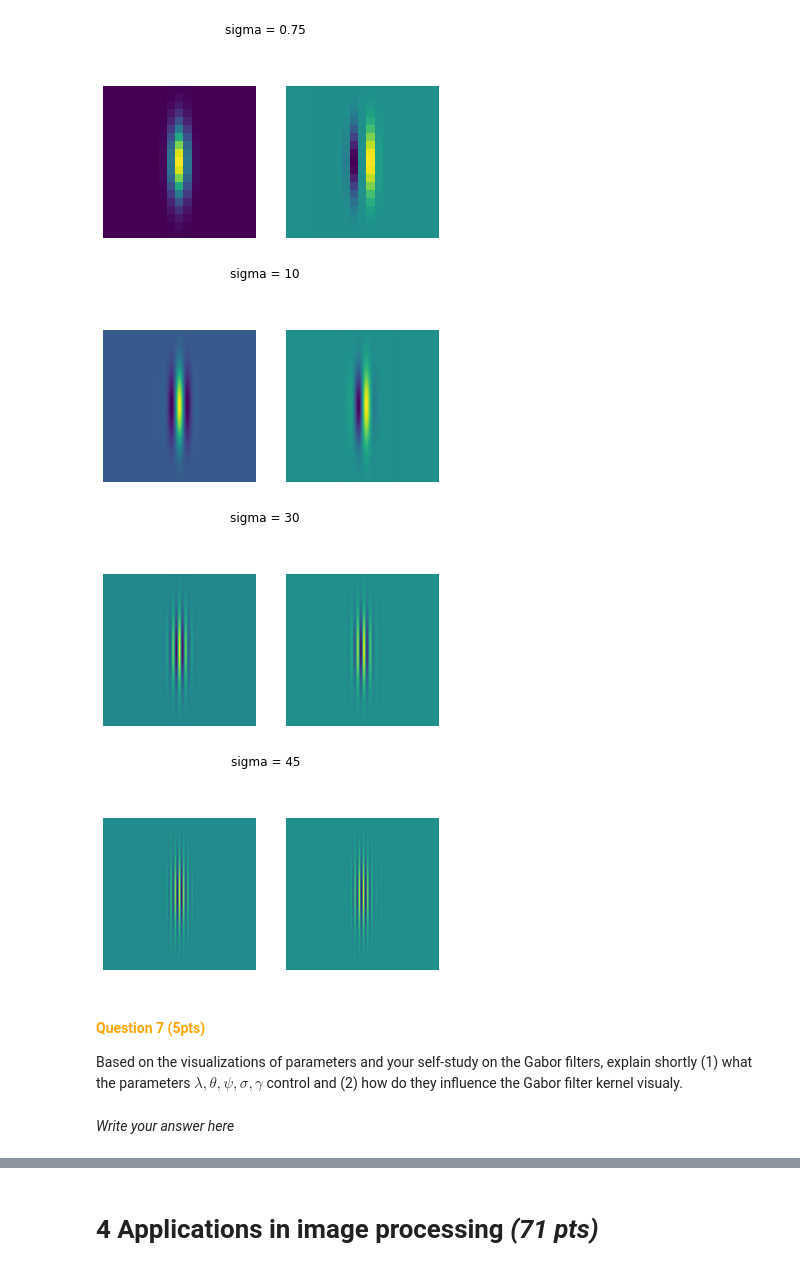
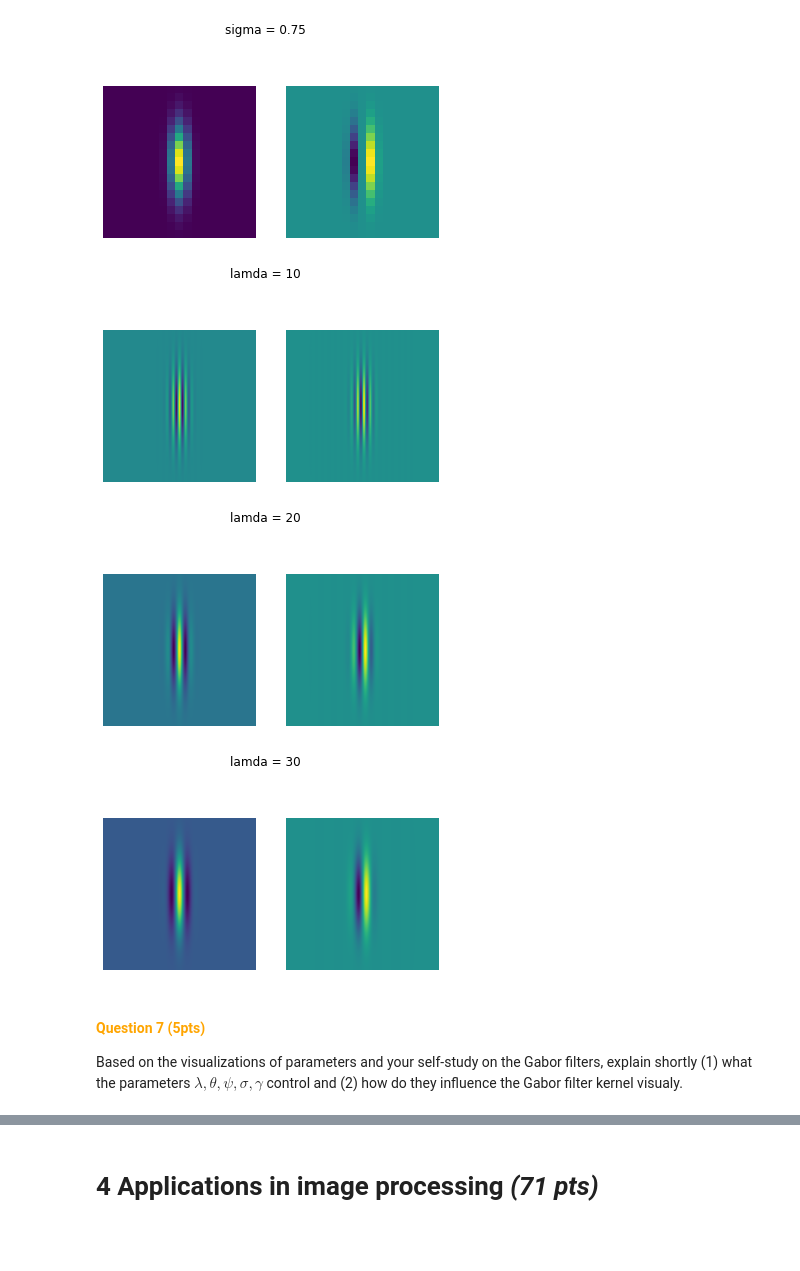
Before and after one commit to nordinbelkacemi/cv1-lab1, a Jupyter notebook: lab2/15096157_13740512_12556963.ipynb, the cells around one changed output, grey strips where cells are left out. Saved outputs shown, nothing was run; the diff lists cells and outputs as text; code cells hidden in the pictures; blank space fills up the shorter version.

```diff
--- a/lab2/15096157_13740512_12556963.ipynb
+++ b/lab2/15096157_13740512_12556963.ipynb
@@ -545,12 +545,12 @@ for sigma in [0.25, 0.5, 0.75]:
 # %%
 # YOUR CODE HERE FOR GAMMA
 lamda, theta, psi, sigma, gamma = get_init_params()
 
-for sigma in [10, 30, 45]:
+for lamda in [10, 20, 30]:
     g = createGabor(sigma, theta, lamda, psi, gamma)
     g_re, g_im = g[:, :, 0], g[:, :, 1]
-    plot_gabor(g_re, g_im, f"sigma = {sigma}")
+    plot_gabor(g_re, g_im, f"lamda = {lamda}")
 # %% [output]
-[figure, old version]
+[figure, new version]
-[figure, old version]
+[figure, new version]
-[figure, old version]
+[figure, new version]
@@ -557,5 +564,3 @@ for sigma in [10, 30, 45]:
 # %% [markdown]
 #### <span style="color:orange;"> Question 7 (5pts) </span>
 Based on the visualizations of parameters and your self-study on the Gabor filters, explain shortly (1) what the parameters $\lambda, \theta, \psi, \sigma, \gamma$ control and (2) how do they influence the Gabor filter kernel visualy.
-# %% [markdown]
-*Write your answer here*
```
Also changed, not shown: parts of 13 cells of this notebook.
